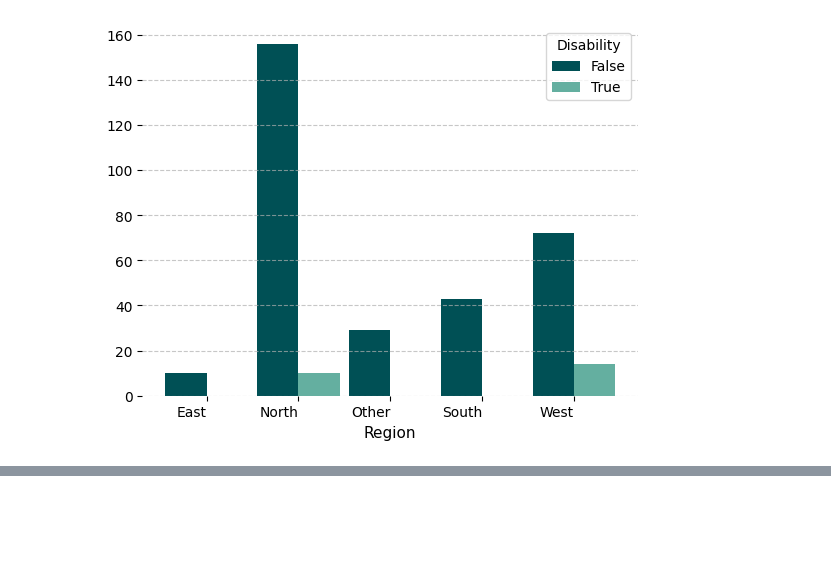
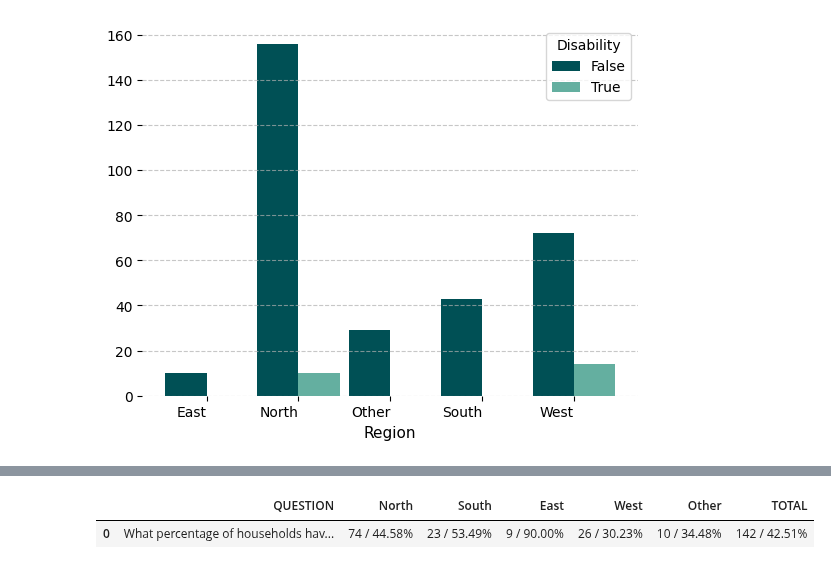
Before and after one commit to Mirwais-Farahi/MSIHealthServiceAnalytics, a Jupyter notebook: notebooks/03_Descriptive_Analysis.ipynb, the cells around one changed output, grey strips where cells are left out. Saved outputs shown, nothing was run; the diff lists cells and outputs as text; code cells hidden in the pictures; blank space fills up the shorter version.

```diff
--- a/notebooks/03_Descriptive_Analysis.ipynb
+++ b/notebooks/03_Descriptive_Analysis.ipynb
@@ -587,0 +637,44 @@ plt.show()
+# %%
+import pandas as pd
+
+# Assuming `original_data` is the cleaned DataFrame
+# Create an empty dictionary to store the results for each region
+results_dict = {
+    "QUESTION": "What percentage of households have completed six years or more of schooling?",
+    "North": None,
+    "South": None,
+    "East": None,
+    "West": None,
+    "Other": None,
+    "TOTAL": None
+}
+
+# Define regions and total
+regions = ['North', 'South', 'East', 'West', 'Other']
+
+# Calculate the frequency and percentage for each region and total
+for region in regions:
+    region_data = original_data[original_data['REGION'] == region]
+
+    # Frequency of households with 6 or more years of schooling
+    freq = region_data['MPI_YS'].sum()
+
+    # Percentage of households with 6 or more years of schooling
+    percentage = (freq / len(region_data)) * 100 if len(region_data) > 0 else 0
+
+    # Store the result in the dictionary
+    results_dict[region] = f"{freq} / {percentage:.2f}%"
+
+# Calculate for the total
+total_freq = original_data['MPI_YS'].sum()
+total_percentage = (total_freq / len(original_data)) * 100 if len(original_data) > 0 else 0
+results_dict['TOTAL'] = f"{total_freq} / {total_percentage:.2f}%"
+
+# Convert the dictionary to a DataFrame (single row)
+results_df = pd.DataFrame([results_dict])
+
+# Display the final results DataFrame
+results_df
+# %% [output]
+|  | QUESTION | North | South | East | West | Other | TOTAL |
+| 0 | What percentage of households hav... | 74 / 44.58% | 23 / 53.49% | 9 / 90.00% | 26 / 30.23% | 10 / 34.48% | 142 / 42.51% |
```
Also changed, not shown: parts of 2 cells of this notebook.
